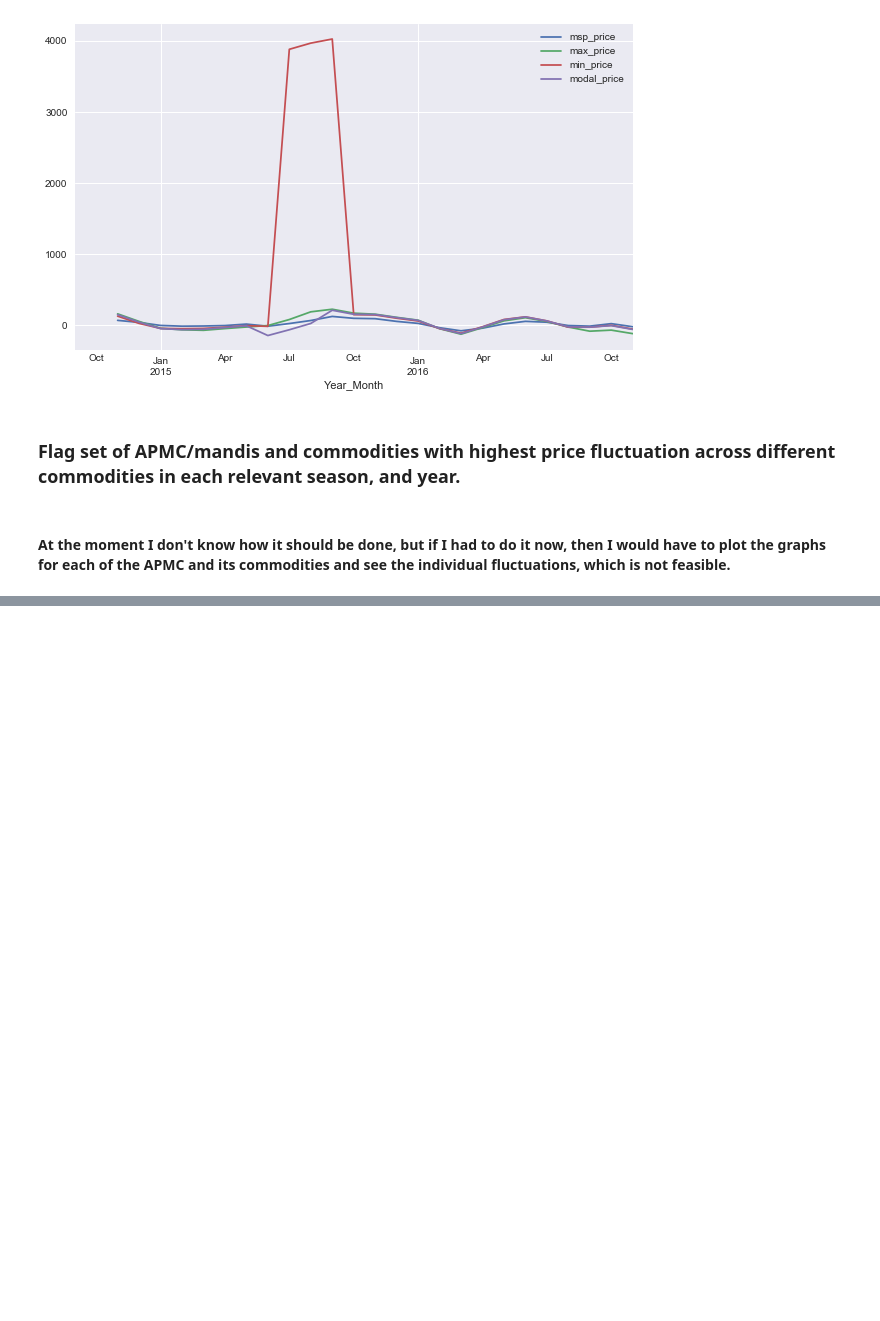
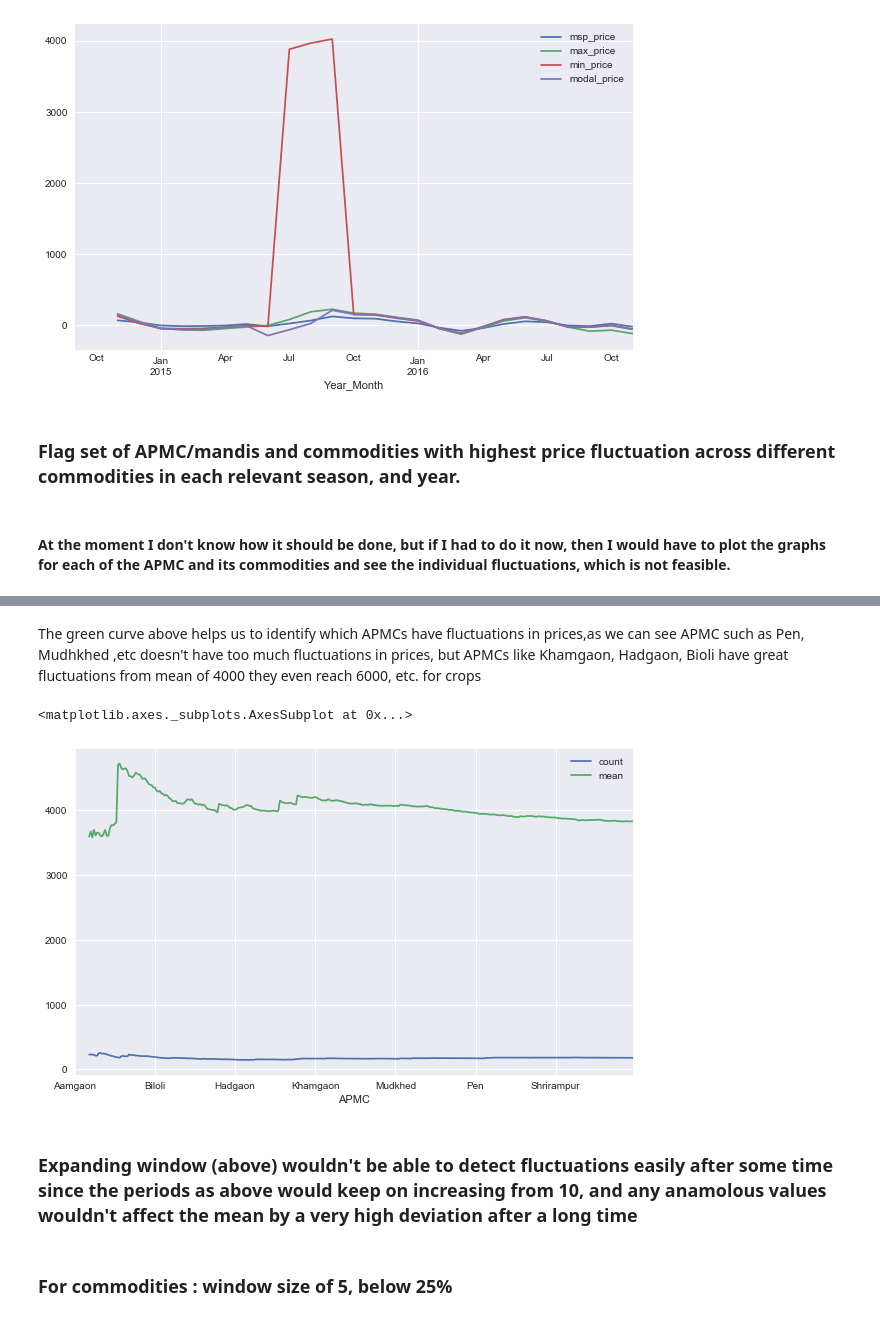
Before and after one commit to sirius0503/Trends_In_APMC, a Jupyter notebook: apmc_trends.ipynb, the cells around one changed output, grey strips where cells are left out. Saved outputs shown, nothing was run; the diff lists cells and outputs as text; code cells hidden in the pictures; blank space fills up the shorter version.

```diff
--- a/apmc_trends.ipynb
+++ b/apmc_trends.ipynb
@@ -893,0 +980,11 @@ ax = (df2[['max_price', 'min_price', 'modal_price', 'msp_price']] - df2[['max_pr
+# %% [markdown]
+The green curve above helps us to identify which APMCs have fluctuations in prices,as we can see APMC such as Pen, Mudhkhed ,etc doesn't have too much fluctuations in prices, but APMCs like Khamgaon, Hadgaon, Bioli have great fluctuations from mean of 4000 they even reach 6000, etc. for crops
+# %%
+df2.groupby('APMC')['max_price'].agg(['count', 'mean']).expanding(min_periods = 10).agg('mean').plot()
+# %% [output]
+<matplotlib.axes._subplots.AxesSubplot at 0x...>
+[figure, added]
+# %% [markdown]
+###  Expanding window (above) wouldn't be able to detect fluctuations easily after some time since the periods as above would keep on increasing from 10, and any anamolous values wouldn't affect the mean by a very high deviation after a long time
+# %% [markdown]
+### For commodities : window size of  5, below 25%
```
Also changed, not shown: parts of 9 cells of this notebook.
